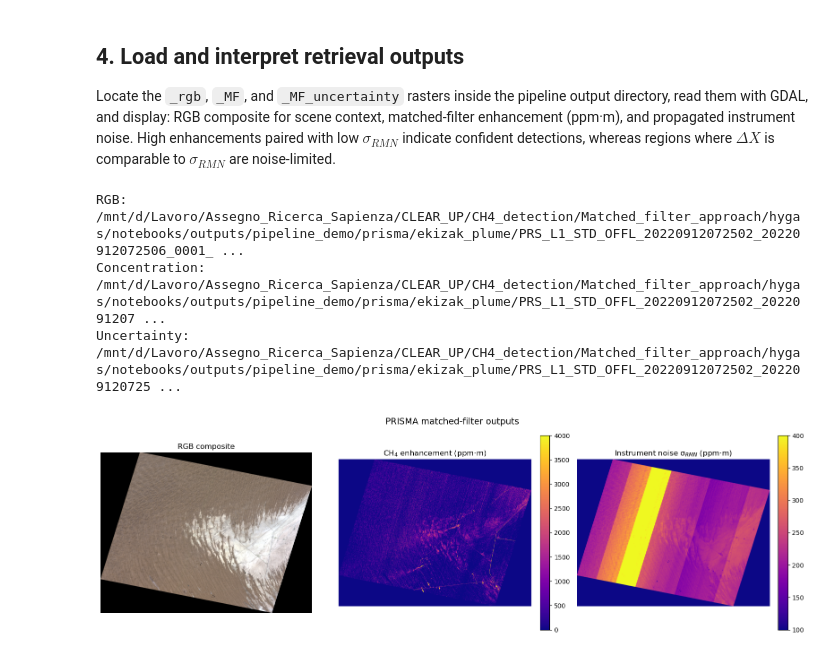
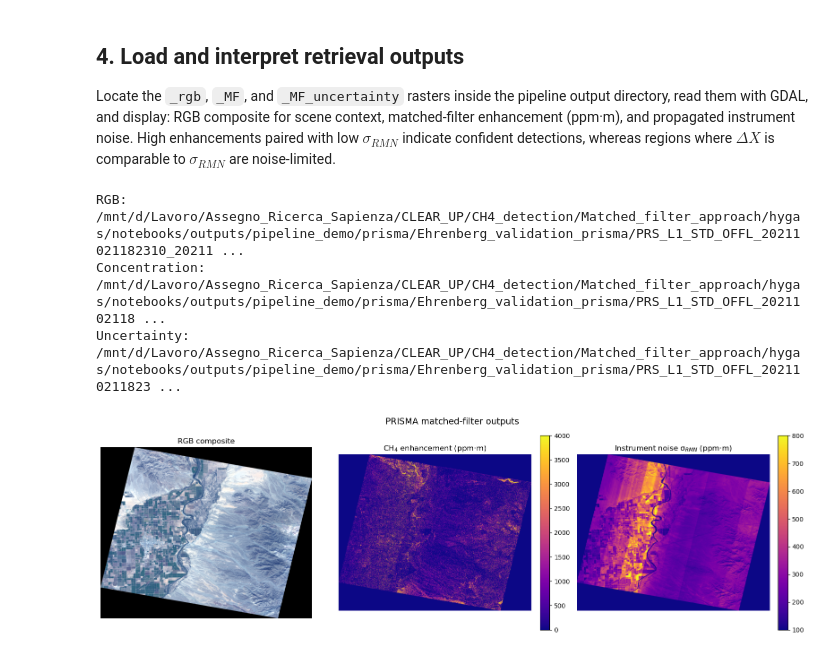
Before and after one commit to AlFe23/hygas, a Jupyter notebook: notebooks/matched_filter_demo_prisma.ipynb, the cells around one changed output. Cells and saved outputs as stored; diff of their text form; code cells hidden in the pictures.

```diff
--- a/notebooks/matched_filter_demo_prisma.ipynb
+++ b/notebooks/matched_filter_demo_prisma.ipynb
@@ -44,7 +44,7 @@ SENSOR = 'prisma'
 PIPELINE_OUTPUT_ROOT = NOTEBOOK_ROOT / 'outputs' / 'pipeline_demo' / SENSOR
 
 PRISMA_SCENES = {
-    'ekizak_plume': {
+    'ekizak_plume_prisma': {
         'l1': Path('/mnt/d/Lavoro/Assegno_Ricerca_Sapienza/CLEAR_UP/CH4_detection/Matched_filter_approach/hygas/test_data/prisma/Ekizak_Turkmenistan_20220912/20220912072502_20220912072506/PRS_L1_STD_OFFL_20220912072502_20220912072506_0001.zip'),
         'l2c': Path('/mnt/d/Lavoro/Assegno_Ricerca_Sapienza/CLEAR_UP/CH4_detection/Matched_filter_approach/hygas/test_data/prisma/Ekizak_Turkmenistan_20220912/20220912072502_20220912072506/PRS_L2C_STD_20220912072502_20220912072506_0001.zip'),
         'dem': Path('/mnt/d/Lavoro/Assegno_Ricerca_Sapienza/CLEAR_UP/CH4_detection/Matched_filter_approach/DEM_1Km/srtm30plus_v11_land.nc'),
@@ -54,8 +54,10 @@ PRISMA_SCENES = {
         'min_wavelength': 2100.0,
         'max_wavelength': 2450.0,
         'k': 1,
+        #'mf_mode': 'srf-column',
+        'mf_mode': 'full-column',
     },
-    'northern_state_background': {
+    'northern_state_background_prisma': {
         'l1': Path('/mnt/d/Lavoro/Assegno_Ricerca_Sapienza/CLEAR_UP/CH4_detection/Matched_filter_approach/hygas/test_data/prisma/Northern_State_Sudan_20200401/20200401085313_20200401085318/PRS_L1_STD_OFFL_20200401085313_20200401085318_0001.zip'),
         'l2c': Path('/mnt/d/Lavoro/Assegno_Ricerca_Sapienza/CLEAR_UP/CH4_detection/Matched_filter_approach/hygas/test_data/prisma/Northern_State_Sudan_20200401/20200401085313_20200401085318/PRS_L2C_STD_20200401085313_20200401085318_0001.zip'),
         'dem': Path('/mnt/d/Lavoro/Assegno_Ricerca_Sapienza/CLEAR_UP/CH4_detection/Matched_filter_approach/DEM_1Km/srtm30plus_v11_land.nc'),
@@ -65,10 +67,38 @@ PRISMA_SCENES = {
         'min_wavelength': 2100.0,
         'max_wavelength': 2450.0,
         'k': 1,
+        #'mf_mode': 'srf-column',
+        'mf_mode': 'full-column',
+    },
+    'Turkmenistan_20240911_prisma': {
+        'l1': Path('/mnt/d/Lavoro/Assegno_Ricerca_Sapienza/CLEAR_UP/CH4_detection/Matched_filter_approach/hygas/case_studies_data/Turkmenistan_20240911/prisma/20240911071147/PRS_L1_STD_OFFL_20240911071147_20240911071151_0001.zip'),
+        'l2c': Path('/mnt/d/Lavoro/Assegno_Ricerca_Sapienza/CLEAR_UP/CH4_detection/Matched_filter_approach/hygas/case_studies_data/Turkmenistan_20240911/prisma/20240911071147/PRS_L2C_STD_20240911071147_20240911071151_0001.zip'),
+        'dem': Path('/mnt/d/Lavoro/Assegno_Ricerca_Sapienza/CLEAR_UP/CH4_detection/Matched_filter_approach/DEM_1Km/srtm30plus_v11_land.nc'),
+        'lut': Path('/mnt/d/Lavoro/Assegno_Ricerca_Sapienza/CLEAR_UP/CH4_detection/Matched_filter_approach/LUTs/CH4_lut.hdf5'),
+        'snr_reference': REPO_ROOT / 'notebooks' / 'outputs' / 'prisma' / '20200401085313' / 'snr_reference_columnwise.npz',
+        'output_dir': PIPELINE_OUTPUT_ROOT / 'Turkmenistan_20240911_prisma',
+        'min_wavelength': 2100.0,
+        'max_wavelength': 2450.0,
+        'k': 1,
+        #'mf_mode': 'srf-column',
+        'mf_mode': 'full-column',
+    },
+    'Ehrenberg_validation_prisma': {
+        'l1': Path('/mnt/d/Lavoro/Assegno_Ricerca_Sapienza/CLEAR_UP/CH4_detection/Matched_filter_approach/hygas/case_studies_data/Ehrenberg/20211021182310/PRS_L1_STD_OFFL_20211021182310_20211021182315_0001.zip'),
+        'l2c': Path('/mnt/d/Lavoro/Assegno_Ricerca_Sapienza/CLEAR_UP/CH4_detection/Matched_filter_approach/hygas/case_studies_data/Ehrenberg/20211021182310/PRS_L2C_STD_20211021182310_20211021182315_0001.zip'),
+        'dem': Path('/mnt/d/Lavoro/Assegno_Ricerca_Sapienza/CLEAR_UP/CH4_detection/Matched_filter_approach/DEM_1Km/srtm30plus_v11_land.nc'),
+        'lut': Path('/mnt/d/Lavoro/Assegno_Ricerca_Sapienza/CLEAR_UP/CH4_detection/Matched_filter_approach/LUTs/CH4_lut.hdf5'),
+        'snr_reference': REPO_ROOT / 'notebooks' / 'outputs' / 'prisma' / '20200401085313' / 'snr_reference_columnwise.npz',
+        'output_dir': PIPELINE_OUTPUT_ROOT / 'Ehrenberg_validation_prisma',
+        'min_wavelength': 2100.0,
+        'max_wavelength': 2450.0,
+        'k': 1,
+        #'mf_mode': 'srf-column',
+        'mf_mode': 'full-column',
     },
 }
 
-SELECTED_SCENE = 'ekizak_plume'  # switch to 'northern_state_background' for the methane-free case
+SELECTED_SCENE = 'Ehrenberg_validation_prisma'  # switch to 'northern_state_background' for the methane-free case
 CONFIG = PRISMA_SCENES[SELECTED_SCENE]
 
 CONFIG['output_dir'].mkdir(parents=True, exist_ok=True)
@@ -144,35 +180,35 @@ else:
     rgb_img = rgb
 
 def _normalize_rgb(arr: np.ndarray) -> np.ndarray:
     high = np.quantile(arr, 0.995, axis=(0, 1), keepdims=True)
     high = np.clip(high, 1e-3, None)
     arr = np.clip(arr, 0, high)
     arr = arr / high
     return np.clip(arr, 0, 1)
 
 rgb_disp = _normalize_rgb(rgb_img.astype(np.float32))
 
 fig, axes = plt.subplots(1, 3, figsize=(16, 5))
 axes[0].imshow(rgb_disp)
 axes[0].set_title('RGB composite')
 axes[0].axis('off')
 
 im1 = axes[1].imshow(concentration, cmap='plasma', vmin=0, vmax=4000)
 axes[1].set_title('CH$_4$ enhancement (ppm·m)')
 plt.colorbar(im1, ax=axes[1], fraction=0.046, pad=0.04)
 
-im2 = axes[2].imshow(uncertainty, cmap='plasma', vmin=100, vmax=400)
+im2 = axes[2].imshow(uncertainty, cmap='plasma', vmin=100, vmax=800)
 axes[2].set_title('Instrument noise σ$_{RMN}$ (ppm·m)')
 plt.colorbar(im2, ax=axes[2], fraction=0.046, pad=0.04)
 
 for ax in axes[1:]:
     ax.axis('off')
 
 fig.suptitle(SENSOR.upper() + ' matched-filter outputs', fontsize=14)
 plt.tight_layout()
 plt.show()
 # %% [output]
-RGB: /mnt/d/Lavoro/Assegno_Ricerca_Sapienza/CLEAR_UP/CH4_detection/Matched_filter_approach/hygas/notebooks/outputs/pipeline_demo/prisma/ekizak_plume/PRS_L1_STD_OFFL_20220912072502_20220912072506_0001_ ...
-Concentration: /mnt/d/Lavoro/Assegno_Ricerca_Sapienza/CLEAR_UP/CH4_detection/Matched_filter_approach/hygas/notebooks/outputs/pipeline_demo/prisma/ekizak_plume/PRS_L1_STD_OFFL_20220912072502_2022091207 ...
-Uncertainty: /mnt/d/Lavoro/Assegno_Ricerca_Sapienza/CLEAR_UP/CH4_detection/Matched_filter_approach/hygas/notebooks/outputs/pipeline_demo/prisma/ekizak_plume/PRS_L1_STD_OFFL_20220912072502_202209120725 ...
+RGB: /mnt/d/Lavoro/Assegno_Ricerca_Sapienza/CLEAR_UP/CH4_detection/Matched_filter_approach/hygas/notebooks/outputs/pipeline_demo/prisma/Ehrenberg_validation_prisma/PRS_L1_STD_OFFL_20211021182310_20211 ...
+Concentration: /mnt/d/Lavoro/Assegno_Ricerca_Sapienza/CLEAR_UP/CH4_detection/Matched_filter_approach/hygas/notebooks/outputs/pipeline_demo/prisma/Ehrenberg_validation_prisma/PRS_L1_STD_OFFL_2021102118 ...
+Uncertainty: /mnt/d/Lavoro/Assegno_Ricerca_Sapienza/CLEAR_UP/CH4_detection/Matched_filter_approach/hygas/notebooks/outputs/pipeline_demo/prisma/Ehrenberg_validation_prisma/PRS_L1_STD_OFFL_202110211823 ...
-[figure, old version]
+[figure, new version]
```
Also changed, not shown: parts of 2 cells of this notebook, 10 other files.
